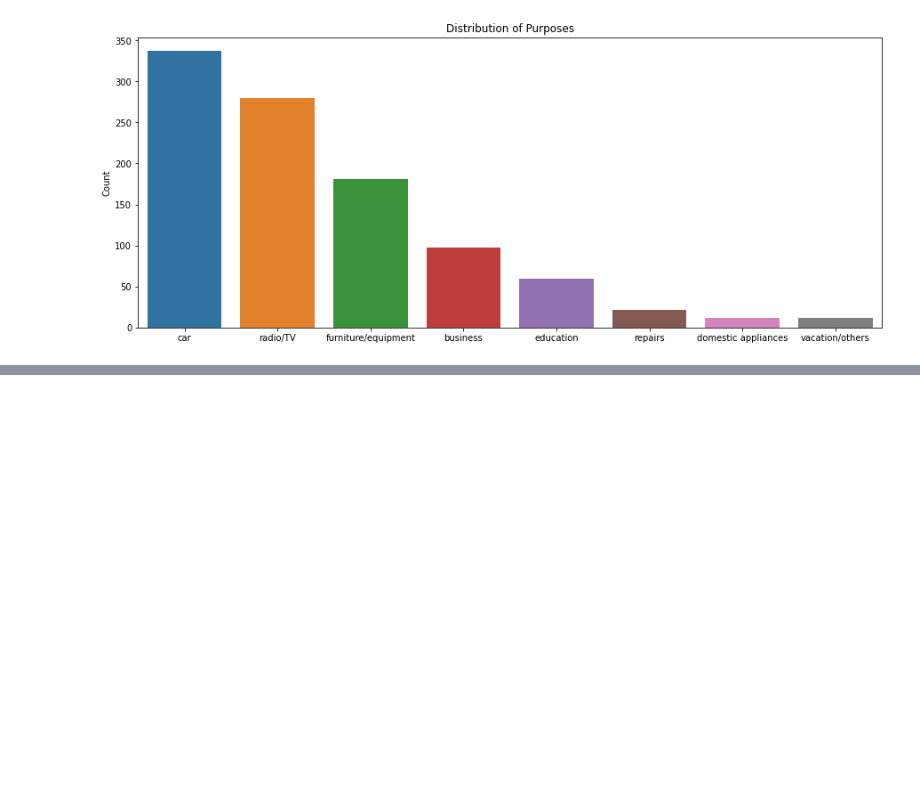
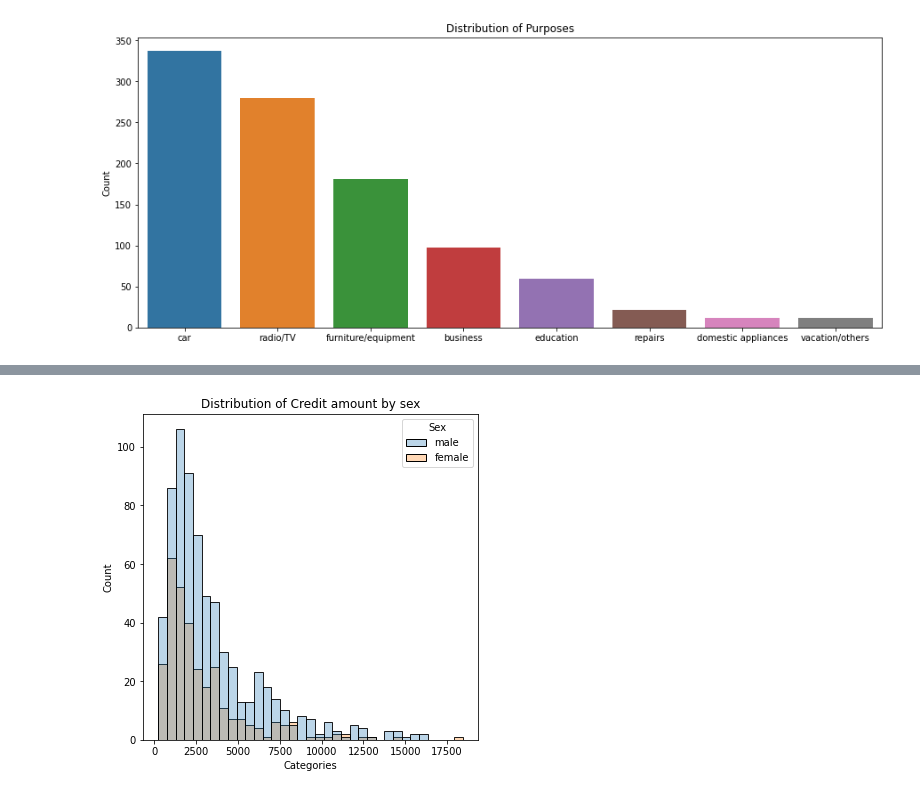
Before and after one commit to earo12/Analyzing-Screen-Time, a Jupyter notebook: Credit_Risk.ipynb, the cells around one changed output, grey strips where cells are left out. Saved outputs shown, nothing was run; the diff lists cells and outputs as text; code cells hidden in the pictures; blank space fills up the shorter version.

```diff
--- a/Credit_Risk.ipynb
+++ b/Credit_Risk.ipynb
@@ -152,0 +158,13 @@ TypeError: ignored
+# %%
+plt.rcParams['figure.figsize'] = (6,6)
+
+def check_sex():
+  sns.histplot(data = df, x = df['Credit amount'], hue = df['Sex'], alpha = 0.3)
+  plt.xlabel('Categories')
+  plt.ylabel('Count')
+  plt.title('Distribution of Credit amount by sex')
+  plt.show()
+
+check_sex()
+# %% [output]
+[figure, added]
```
Also changed, not shown: parts of 5 cells of this notebook.
